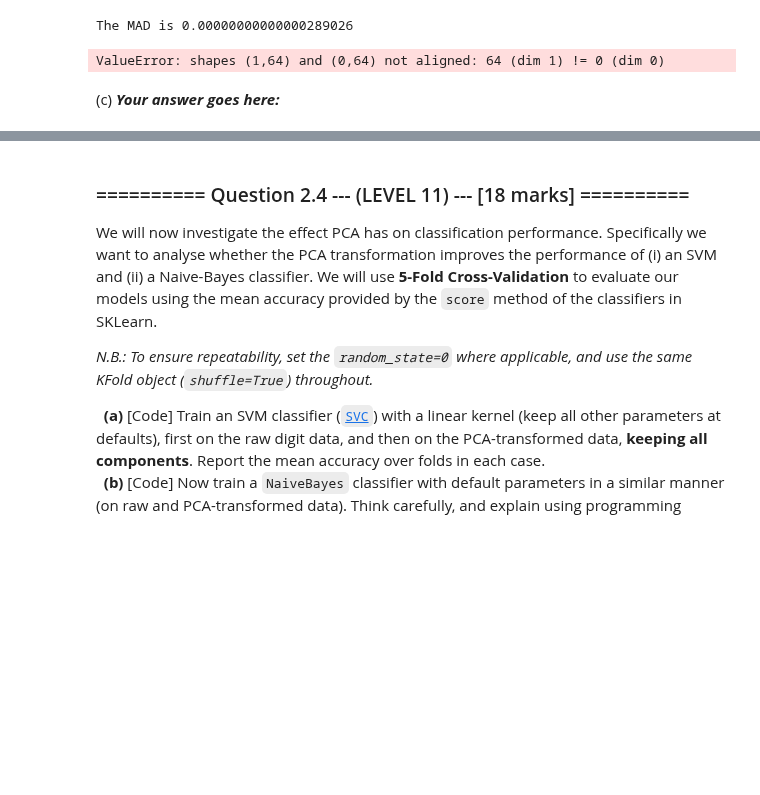
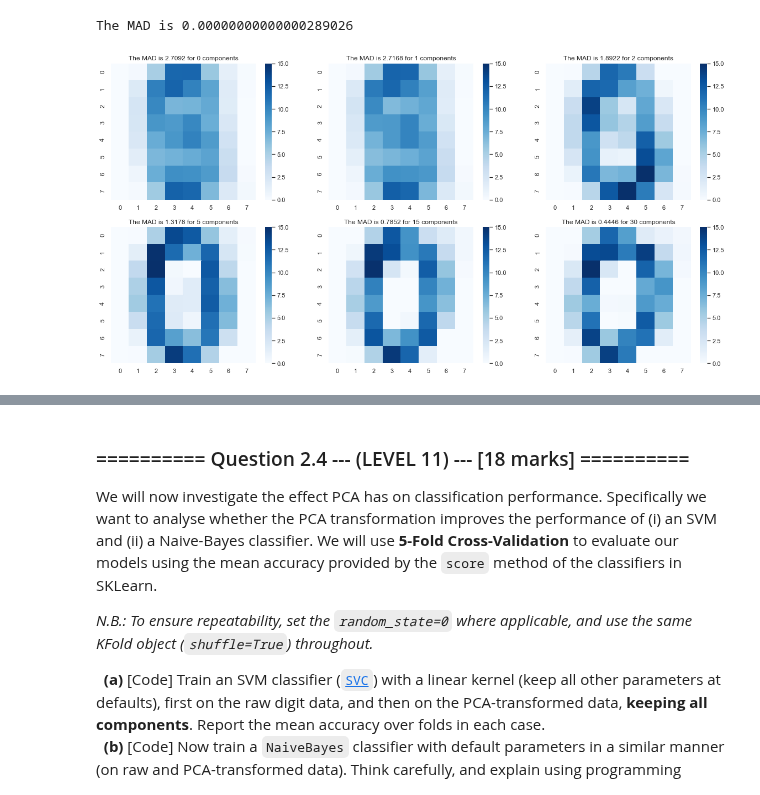
Before and after one commit to aadulan/iaml2018, a Jupyter notebook: Assignments/04_B_PCA.ipynb, the cells around one changed output, grey strips where cells are left out. Saved outputs shown, nothing was run; the diff lists cells and outputs as text; code cells hidden in the pictures; blank space fills up the shorter version.

```diff
--- a/Assignments/04_B_PCA.ipynb
+++ b/Assignments/04_B_PCA.ipynb
@@ -365,15 +365,24 @@ print('The MAD is {:.20f}'.format(mad))
 [figure]
 The MAD is 0.00000000000000289026
 # %%
-component_range =[0, 1, 2, 5, 15, 30]
+component_range =[0,1, 2, 5, 15, 30]
 
-# display(pca.components_[0:0])
+fig, ax = plt.subplots(2, 3, figsize=(20,10))
+r=0
 
+# for loop to plot the components
 for i in component_range:
-    digit_0_transform = pca.transform(digit_0.reshape(-1,1).T).dot(pca.components_[:i])+pca.mean_
-    mad = mean_absolute_error(digit_0,digit_0_transform.ravel())
-    print('The MAD is {:.20f} for {} components'.format(mad,i))
+    t = pca.transform(digit_0.reshape(1,-1)).ravel()
+    digit_0_t = np.dot(t[:i],
+                       pca.components_[:i])+ pca.mean_
+
+    # plot the digit
+    sns.heatmap(digit_0_t.reshape(8,8),ax=ax[r//3][r%3],cmap='Blues',vmin=0,vmax=15)
+
+    # calculate MAD
+    mad = mean_absolute_error(digit_0,digit_0_t)
+    ax[r//3][r%3].set_title('The MAD is {:.4f} for {} components'.format(mad,i))
+
+    r+=1
 # %% [output]
-ValueError: shapes (1,64) and (0,64) not aligned: 64 (dim 1) != 0 (dim 0)
+[figure, added]
-# %% [markdown]
-(c) ***Your answer goes here:***
```
Also changed, not shown: parts of 1 cell of this notebook.
